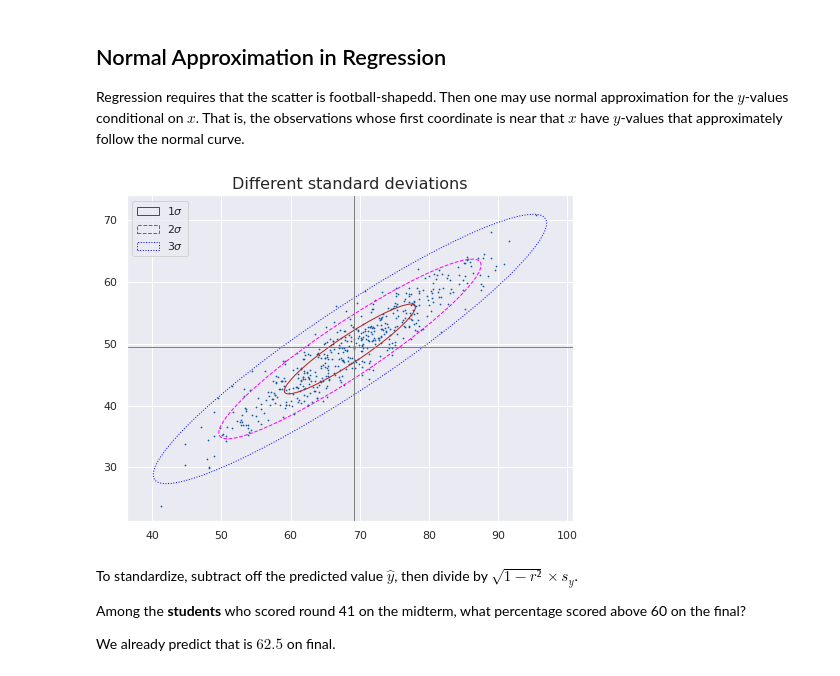
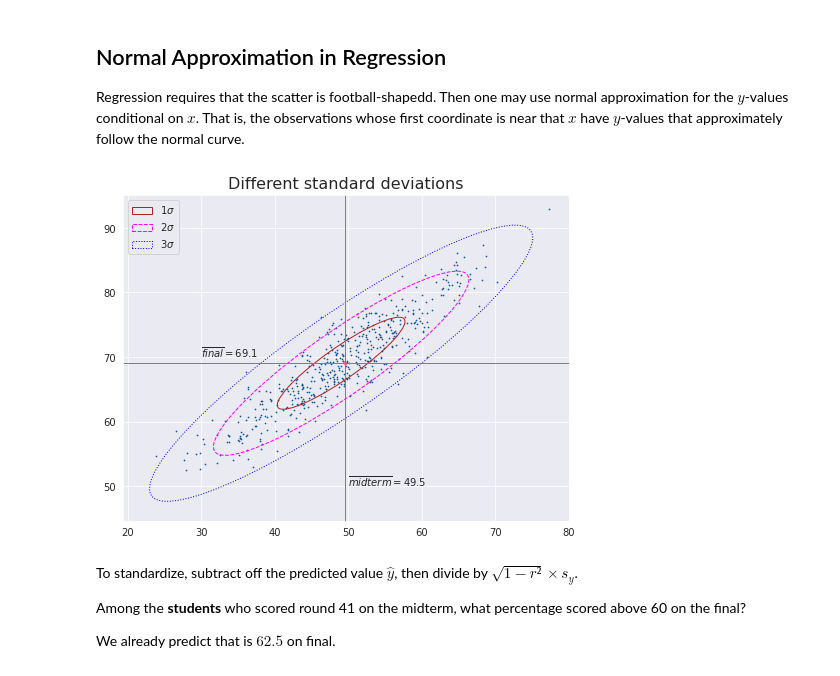
Before and after one commit to maikereis/introduction_to_statistics, a Jupyter notebook: week4/normal_approximation_given_x.ipynb, the cells around one changed output. Saved outputs shown, nothing was run; the diff lists cells and outputs as text; code cells hidden in the pictures.

```diff
--- a/week4/normal_approximation_given_x.ipynb
+++ b/week4/normal_approximation_given_x.ipynb
@@ -67,6 +67,14 @@ def confidence_ellipse(x, y, ax, n_std=3.0, facecolor='none', **kwargs):
 
     ellipse.set_transform(transf + ax.transData)
     return ax.add_patch(ellipse)
+
+def get_correlated_dataset(n, dependency, mu, scale):
+    latent = np.random.randn(n, 2)
+    dependent = latent.dot(dependency)
+    scaled = dependent * scale
+    scaled_with_offset = scaled + mu
+    # return x and y of the new, correlated dataset
+    return scaled_with_offset[:, 0], scaled_with_offset[:, 1]
 # %% [markdown]
 ## Normal Approximation in Regression
 
@@ -74,36 +82,36 @@ Regression requires that the scatter is football-shapedd. Then one may use norma
 # %%
 
 fig, ax_nstd = plt.subplots(figsize=(8, 6))
 
 dependency_nstd = np.array([
-    [0.8, 0.8],
+    [0.8, 0.9],
     [0.8, 0.35]
 ])
-mu = 69.1, 49.5
+mu = 49.5, 69.1
 scale = 8, 8
 
-ax_nstd.axvline(69.1, c='grey', lw=1)
-ax_nstd.axhline(49.5, c='grey', lw=1)
+ax_nstd.axvline(49.5, c='grey', lw=1)
+ax_nstd.axhline(69.1, c='grey', lw=1)
 
-ax_nstd.annotate(r"$\overline{ midterm } = 49.5 $", xy=(8, 50))
-ax_nstd.annotate(r"$\overline{ final } = 69.1$", xy=(70, 20))
+ax_nstd.annotate(r"$\overline{ midterm } = 49.5 $", xy=(50, 50))
+ax_nstd.annotate(r"$\overline{ final } = 69.1$", xy=(30, 70))
 
 x, y = get_correlated_dataset(500, dependency_nstd, mu, scale)
 ax_nstd.scatter(x, y, s=0.5)
 
 confidence_ellipse(x, y, ax_nstd, n_std=1,
     label=r'$1\sigma$', edgecolor='firebrick')
 confidence_ellipse(x, y, ax_nstd, n_std=2,
     label=r'$2\sigma$', edgecolor='fuchsia', linestyle='--')
 confidence_ellipse(x, y, ax_nstd, n_std=3,
     label=r'$3\sigma$', edgecolor='blue', linestyle=':')
 
 ax_nstd.scatter(mu[0], mu[1], c='red', s=3)
 ax_nstd.set_title('Different standard deviations')
 ax_nstd.legend()
 plt.show()
 # %% [output]
-[figure, old version]
+[figure, new version]
 # %% [markdown]
 To standardize, subtract off the predicted value $\hat{y}$, then divide by $\sqrt{1-r²}\times{s_y}$.
 
```
Also changed, not shown: parts of 2 cells of this notebook, 4 other files.
